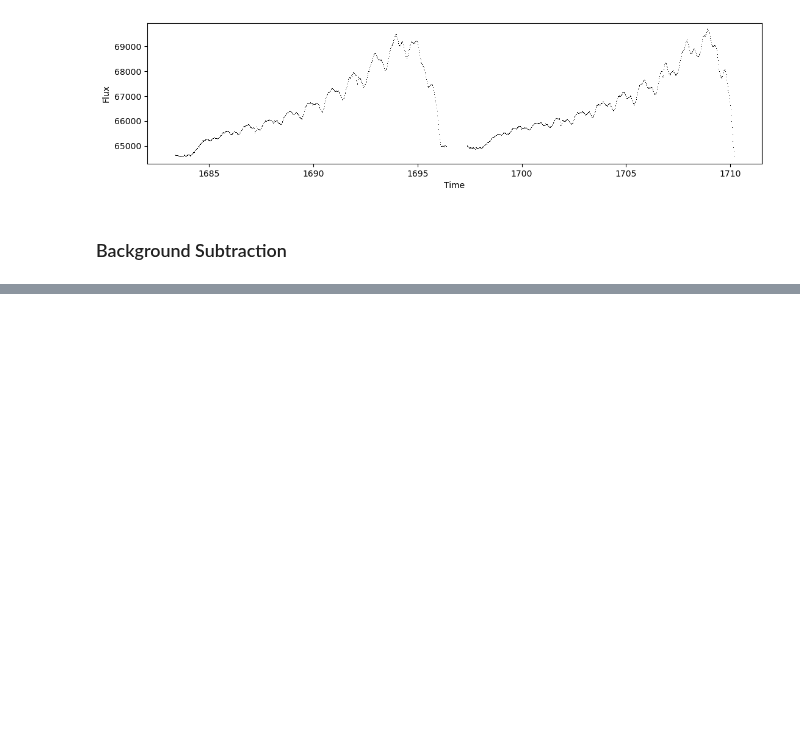
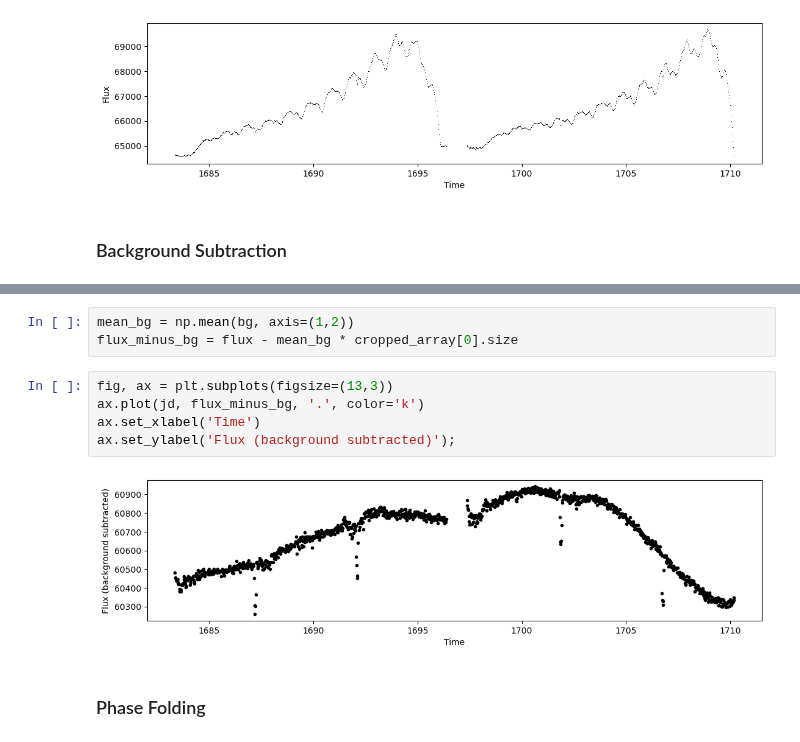
Before and after one commit to hexijin/scientific-data-analysis, a Jupyter notebook: aspy/c06/c06s05.ipynb, the cells around one changed output, grey strips where cells are left out. Drawn from its saved outputs; the diff is of its cells as text; blank space fills up the shorter version.

```diff
--- a/aspy/c06/c06s05.ipynb
+++ b/aspy/c06/c06s05.ipynb
@@ -69,0 +85,12 @@ ax.set_ylabel('Flux');
+# %%
+mean_bg = np.mean(bg, axis=(1,2))
+flux_minus_bg = flux - mean_bg * cropped_array[0].size
+# %%
+fig, ax = plt.subplots(figsize=(13,3))
+ax.plot(jd, flux_minus_bg, '.', color='k')
+ax.set_xlabel('Time')
+ax.set_ylabel('Flux (background subtracted)');
+# %% [output]
+[figure, added]
+# %% [markdown]
+### Phase Folding
```
Also changed, not shown: parts of 2 cells of this notebook.
